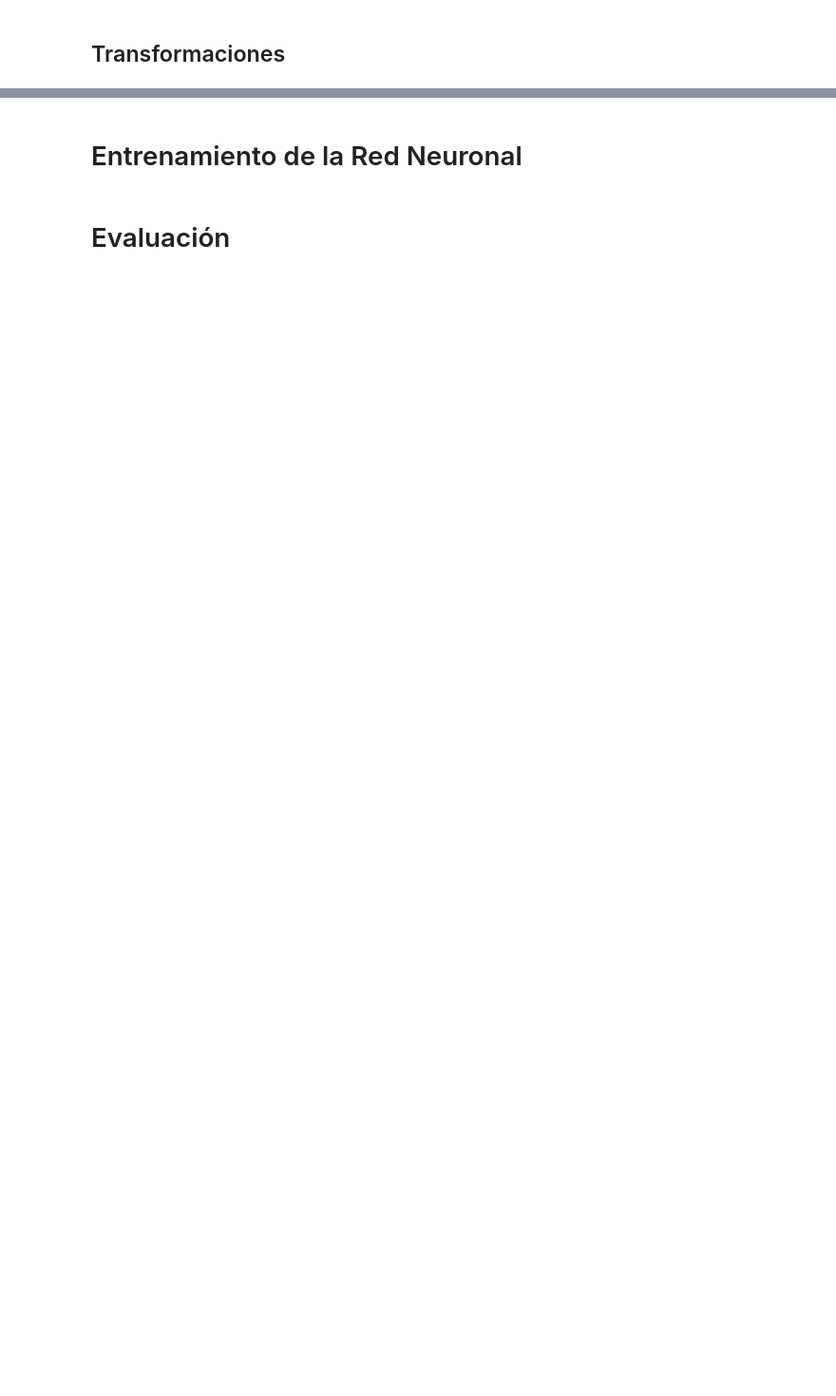
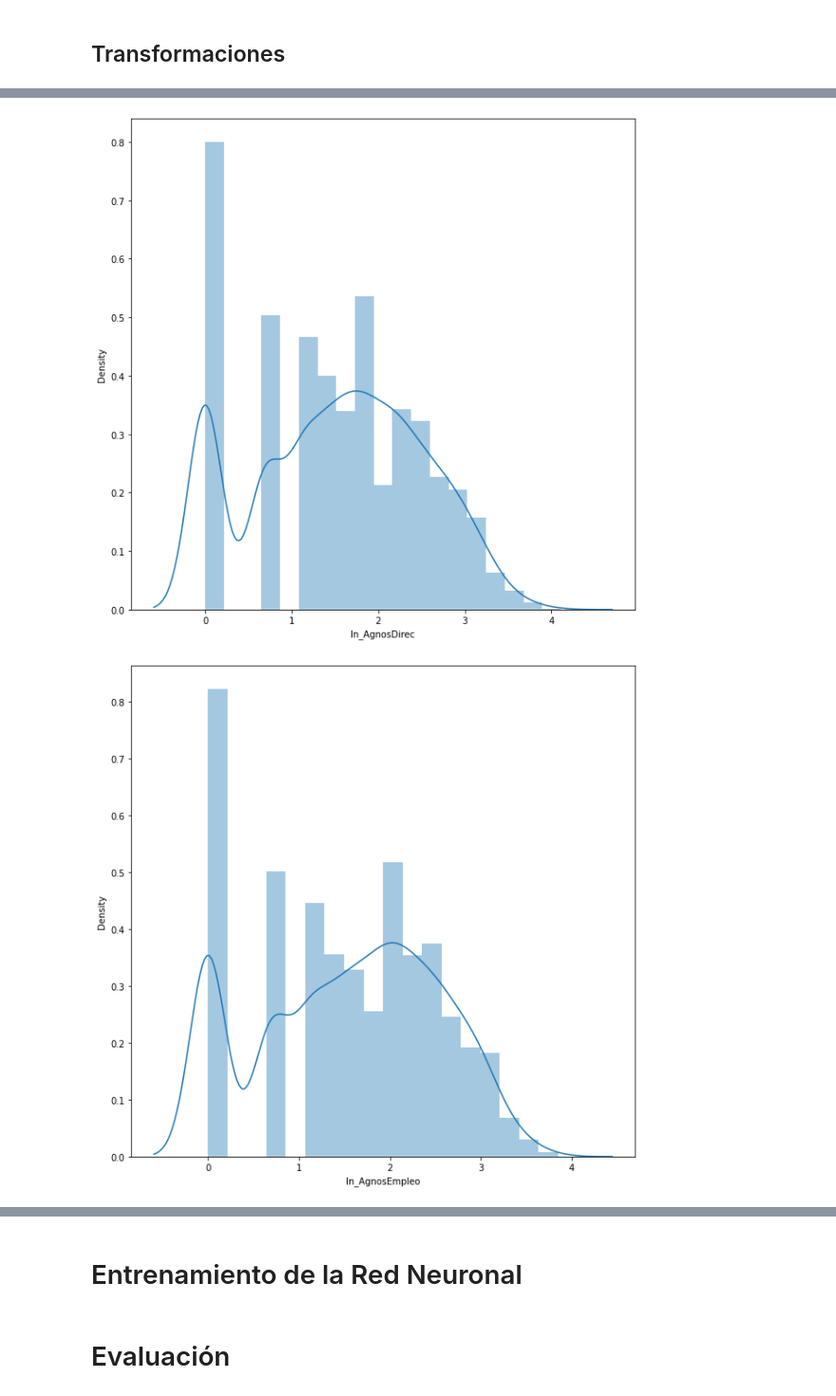
Before and after one commit to cristobalperezp/Intro_Deep_Learning, a Jupyter notebook: Tarea_1.ipynb, the cells around one changed output, grey strips where cells are left out. Shown at 95% size. Drawn from its saved outputs; the diff is of its cells as text; code cells hidden in the pictures; blank space fills up the shorter version.

```diff
--- a/Tarea_1.ipynb
+++ b/Tarea_1.ipynb
@@ -168,3 +208,8 @@ Para el nivel educacional Bas 10.7 % son aprobados
 Para el nivel educacional Posg 20.112 % son aprobados
 # %% [markdown]
 ## Pre-procesamiento
+# %%
+null = ['AgnosDirec','AgnosEmpleo','DeudaExt','DeudaInt','Edad','Ingreso']
+for n in null:
+  mean = df[n].mean(skipna=True)
+  df[n].fillna(value=mean,inplace=True)
@@ -170,0 +231,2 @@ Para el nivel educacional Posg 20.112 % son aprobados
+# %%
+df['DeudaIng'] = (df['DeudaExt']+df['DeudaInt'])/df['Ingreso']
@@ -171,2 +242,7 @@ Para el nivel educacional Posg 20.112 % son aprobados
 # %% [markdown]
 ## Transformaciones
+# %%
+ln_var = list(df.describe().columns)[1:]
+for l in ln_var:
+  var = 'ln_' + l
+  df[var] = df[l].apply(lambda x: np.log(x+1) if x == 0 else np.log(x))
@@ -172,0 +258,2 @@ Para el nivel educacional Posg 20.112 % son aprobados
+# %%
+df = pd.get_dummies(df,columns=['NivelEdu','VarObj'],drop_first=True)
@@ -172,0 +270,9 @@ Para el nivel educacional Posg 20.112 % son aprobados
+# %%
+ln_var = ['ln_AgnosDirec', 'ln_AgnosEmpleo', 'ln_DeudaExt', 'ln_DeudaInt',
+       'ln_Edad', 'ln_Ingreso', 'ln_Ingreso2', 'ln_DeudaIng']
+for n in ln_var:
+  plt.figure(figsize=(10,10))
+  sns.distplot(df[n])
+# %% [output]
+[figure, added]
+[figure, added]
```
Also changed, not shown: parts of 29 cells of this notebook.
